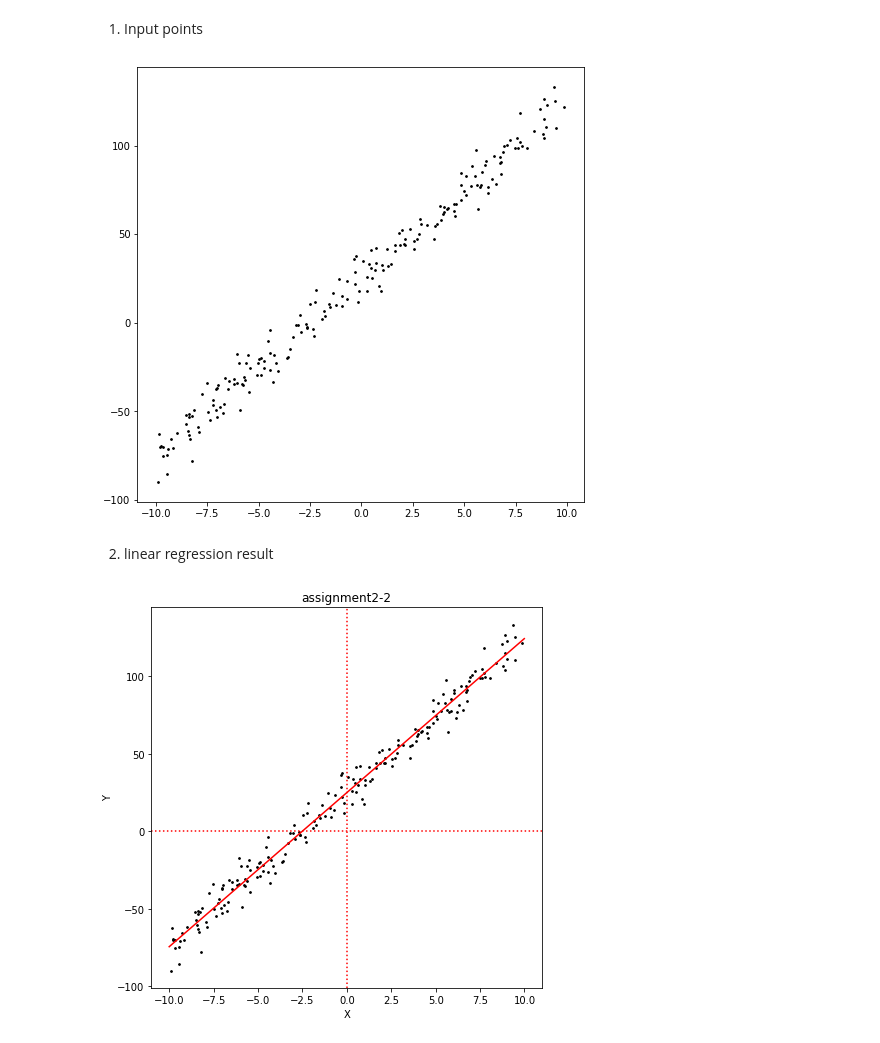
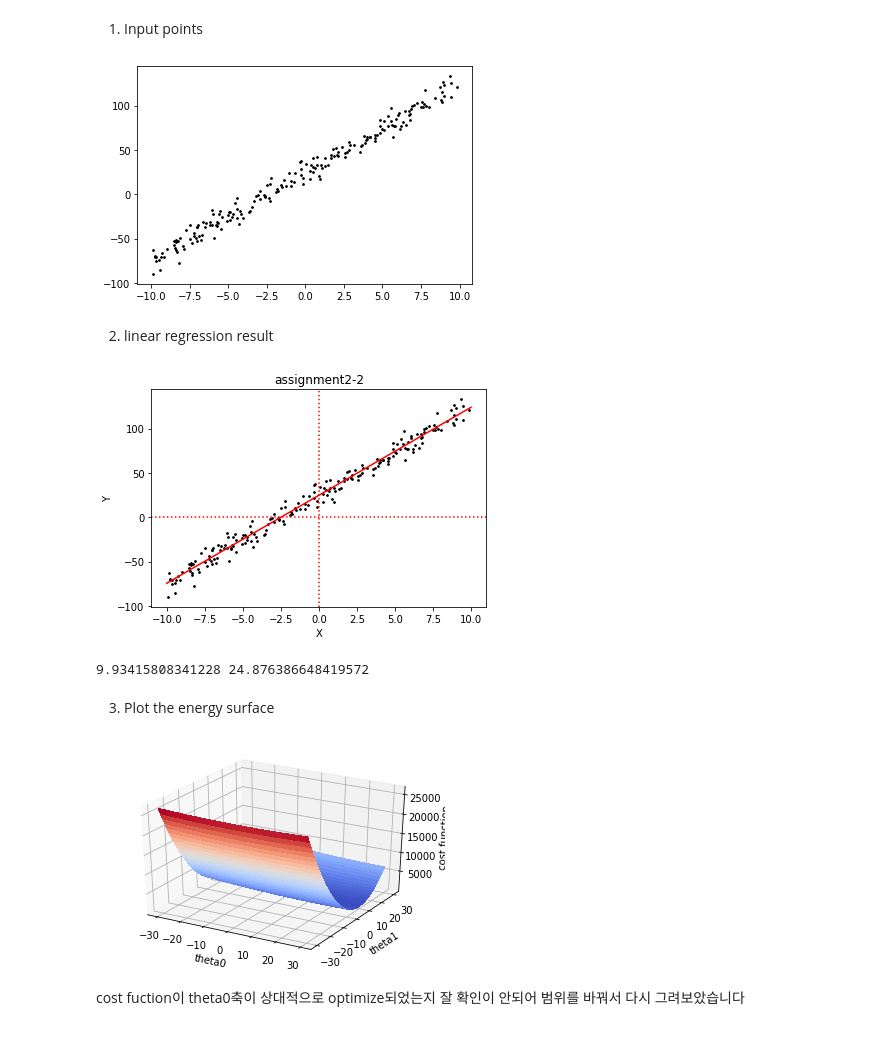
Before and after one commit to ChanWoongJeon/machinelearning, a Jupyter notebook: assignment3.ipynb, the cells around one changed output. Drawn from its saved outputs; the diff is of its cells as text; code cells hidden in the pictures.

Commit message:
assignment3[Plot the energy surface]

```diff
--- a/assignment3.ipynb
+++ b/assignment3.ipynb
@@ -3,18 +3,16 @@
 # %%
 import numpy as np
 import matplotlib.pyplot as plt
 
 path = "data.csv"
 data = np.genfromtxt(path, delimiter=',')
 
 x = data[:, 0]
 y = data[:, 1]
-
-plt.figure(figsize=(8, 8))
 plt.scatter(x, y, color='k',s=3)
 plt.show()
 # %% [output]
-[figure, old version]
+[figure, new version]
 # %% [markdown]
 2. linear regression result
 # %%
@@ -26,12 +24,10 @@ for i in range(1000):
     a.append(theta[0,0])
     b.append(theta[0,1])
     y_pred=theta[0,0]*x+theta[0,1]
-    obj.append((1/(2*300))*(np.sum((y_pred-y)**2)))
+    obj.append((1/(2*len(x)))*(np.sum((y_pred-y)**2)))
     theta[0,0]= theta[0,0]-(0.01/300)*(np.sum((y_pred-y)*x))
     theta[0,1]= theta[0,1]-(0.01/300)*(np.sum((y_pred-y)))
 
-
-plt.figure(figsize=(7, 7))
 plt.axvline(x=0, color = 'r',linestyle=':')
 plt.axhline(y=0, color = 'r',linestyle=':')
 plt.title("assignment2-2")
@@ -41,5 +37,10 @@ t1 = np.arange(-10.0, 10.0, 0.01)
 plt.scatter(x,y,color='k',s=3)
 plt.plot(t1,theta[0,0]*t1+theta[0,1],color='r')
 plt.show()
+
+print(theta[0,0],theta[0,1])
 # %% [output]
-[figure, old version]
+[figure, new version]
+9.93415808341228 24.876386648419572
+# %% [markdown]
+3. Plot the energy surface
@@ -45,0 +61,15 @@ plt.show()
+# %%
+from matplotlib import cm
+fig = plt.figure()
+ax = fig.gca(projection='3d')
+
+surf = ax.plot_surface(th0, th1, cost, cmap=cm.coolwarm,
+                       linewidth=0, antialiased=False)
+ax.set_xlabel('theta0')
+ax.set_ylabel('theta1')
+ax.set_zlabel('cost function')
+plt.show()
+# %% [output]
+[figure, added]
+# %% [markdown]
+cost fuction이 theta0축이 상대적으로 optimize되었는지 잘 확인이 안되어 범위를 바꿔서 다시 그려보았습니다
```
Also changed, not shown: parts of 6 cells of this notebook.
